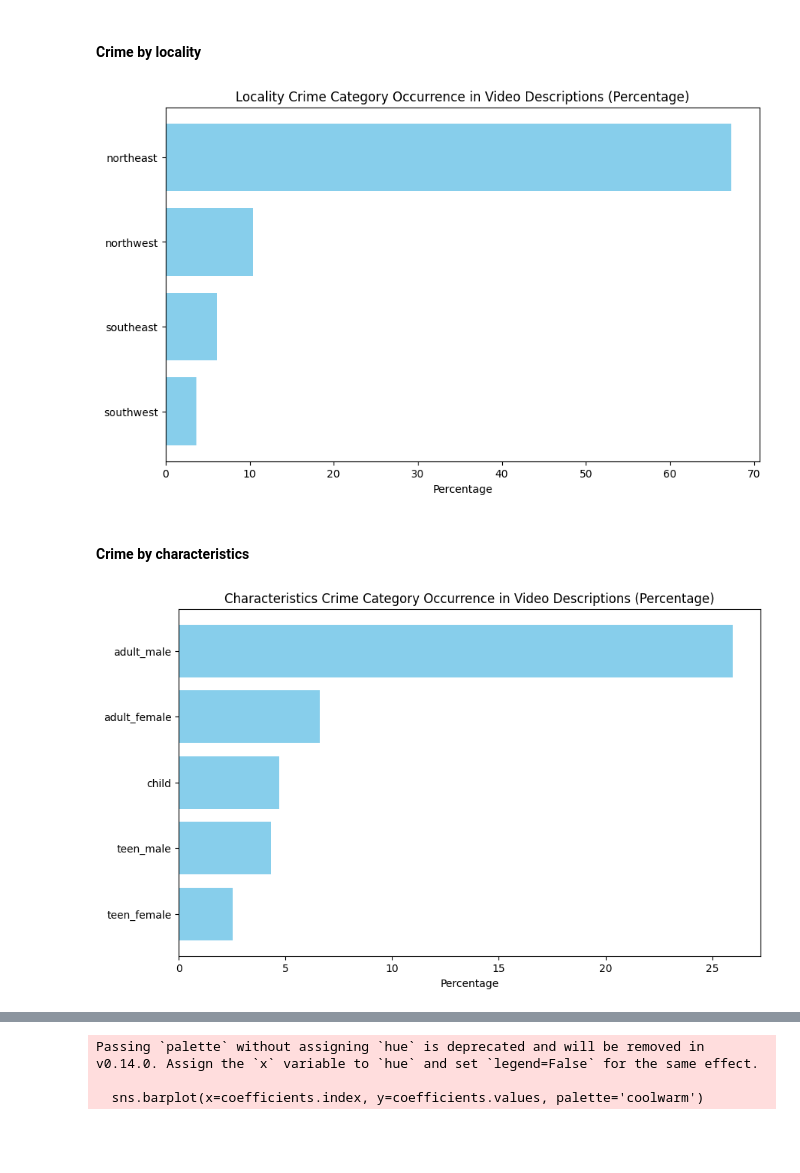
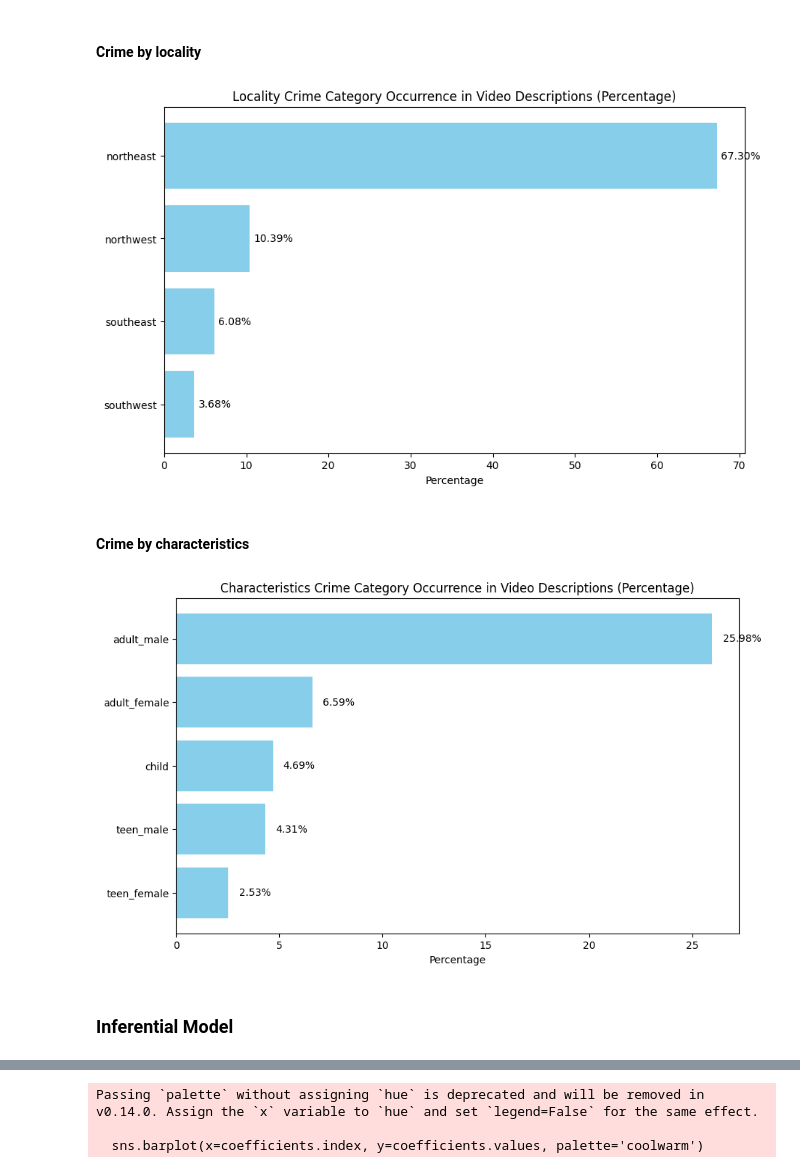
Before and after one commit to marilyn-rutecki/ds1-project, a Jupyter notebook: Youtube Analysis.ipynb, the cells around one changed output, grey strips where cells are left out. Drawn from its saved outputs; the diff is of its cells as text; code cells hidden in the pictures; blank space fills up the shorter version.

```diff
--- a/Youtube Analysis.ipynb
+++ b/Youtube Analysis.ipynb
@@ -253,12 +260,0 @@ Root Mean Squared Error (RMSE): 55673.58818679638
-# %%
-#data labeling
-def contains_crime_keywords(description, crime_keywords_dict):
-    """Check if any keyword from crime_keywords_dict is present in the description"""
-    for category, keywords in crime_keywords_dict.items():
-        for keyword in keywords:
-            if keyword in description.lower():
-                return 1  # Mark as crime-related
-    return 0  # Not crime-related
-
-# Apply the function to label the data
-yt_df['crime_related'] = yt_df['Description'].apply(lambda x: contains_crime_keywords(str(x), crime_keywords_dict))
@@ -479,46 +394,64 @@ locality_category_df = locality_category_df.sort_values(by='Percentage', ascendi
 
 # Plot the results
 plt.figure(figsize=(10, 6))
-plt.barh(locality_category_df['Locality Crime Category'], locality_category_df['Percentage'], color='skyblue')
+bars = plt.barh(locality_category_df['Locality Crime Category'], locality_category_df['Percentage'], color='skyblue')
 plt.xlabel('Percentage')
 plt.title('Locality Crime Category Occurrence in Video Descriptions (Percentage)')
 plt.gca().invert_yaxis()  # To display the highest percentage at the top
+
+# Add percentage values to the bars
+for bar in bars:
+    width = bar.get_width()  # Get the bar width (percentage value)
+    plt.text(width + 0.5, bar.get_y() + bar.get_height()/2, f'{width:.2f}%',
+             va='center', ha='left', fontsize=10, color='black')
+
 plt.show()
 # %% [output]
-[figure, old version]
+[figure, new version]
 # %% [markdown]
 #### Crime by characteristics
 # %%
 # Initialize a dictionary to store counts for each characteristics-based crime category
 characteristics_crime_counts = {category: 0 for category in crime_keywords_characteristics}
 
 # Loop through the 'Description' column and count the occurrences of each category's keywords
 for description in yt_df['Description']:
     if isinstance(description, str):  # Only process strings
         for category, keywords in crime_keywords_characteristics.items():
             for keyword in keywords:
                 if keyword.lower() in description.lower():
                     characteristics_crime_counts[category] += 1
                     break  # Stop checking keywords for the current category
     else:
-        continue  # Skip non-string descriptions
+        # Skip non-string descriptions
+        continue
 
 # Convert the dictionary to a DataFrame for easier visualization
 characteristics_category_df = pd.DataFrame(list(characteristics_crime_counts.items()), columns=['Characteristics Crime Category', 'Count'])
 
 # Calculate percentages based on total descriptions
 total_descriptions = len(yt_df)
 characteristics_category_df['Percentage'] = (characteristics_category_df['Count'] / total_descriptions) * 100
 
 # Sort the DataFrame by the 'Percentage' column in ascending order
 characteristics_category_df = characteristics_category_df.sort_values(by='Percentage', ascending=False)
 
 # Plot the results
 plt.figure(figsize=(10, 6))
-plt.barh(characteristics_category_df['Characteristics Crime Category'], characteristics_category_df['Percentage'], color='skyblue')
+bars = plt.barh(characteristics_category_df['Characteristics Crime Category'],
+                characteristics_category_df['Percentage'],
+                color='skyblue')
+
 plt.xlabel('Percentage')
 plt.title('Characteristics Crime Category Occurrence in Video Descriptions (Percentage)')
 plt.gca().invert_yaxis()  # To display the highest percentage at the top
+
+# Add percentage values to the bars
+for bar in bars:
+    width = bar.get_width()  # Get the bar width (percentage value)
+    plt.text(width + 0.5, bar.get_y() + bar.get_height()/2, f'{width:.2f}%',
+             va='center', ha='left', fontsize=10, color='black')
+
 plt.show()
 # %% [output]
-[figure, old version]
+[figure, new version]
@@ -527,3 +458,5 @@ plt.show()
+# %% [markdown]
+### Inferential Model
 # %%
 print(yt_df.columns)
 # %% [output]
```
Also changed, not shown: parts of 13 cells of this notebook, 2 other files.
